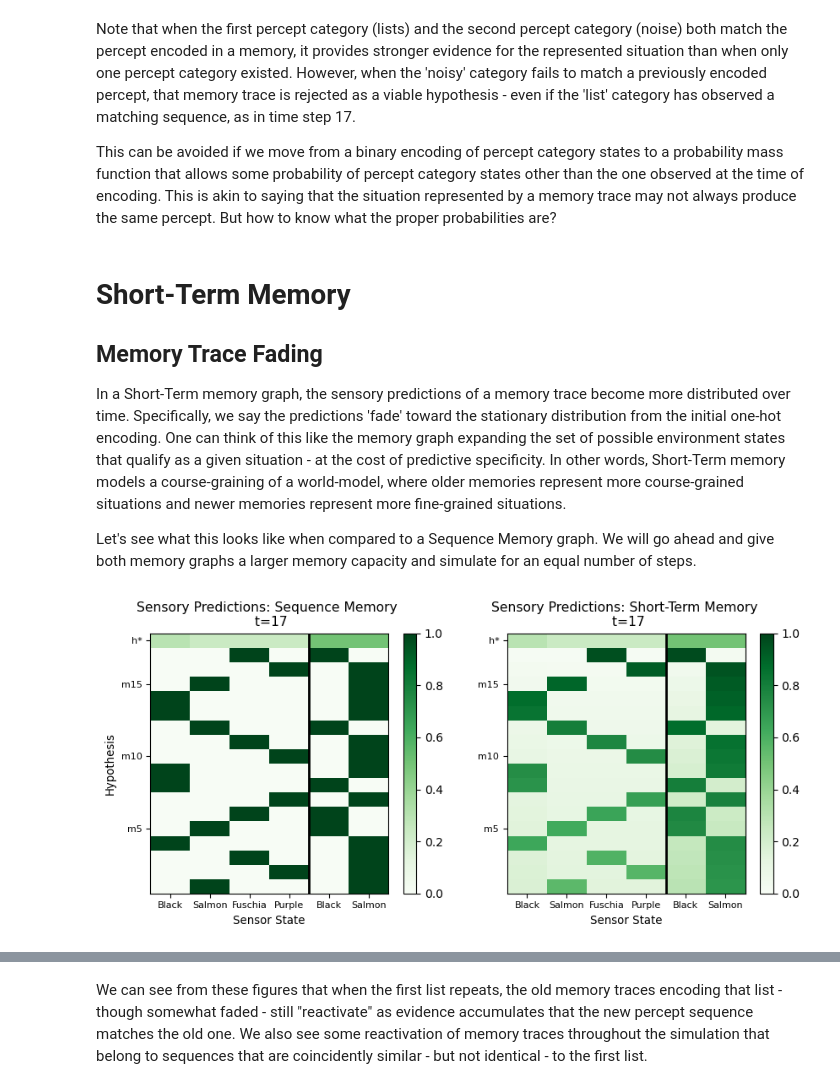
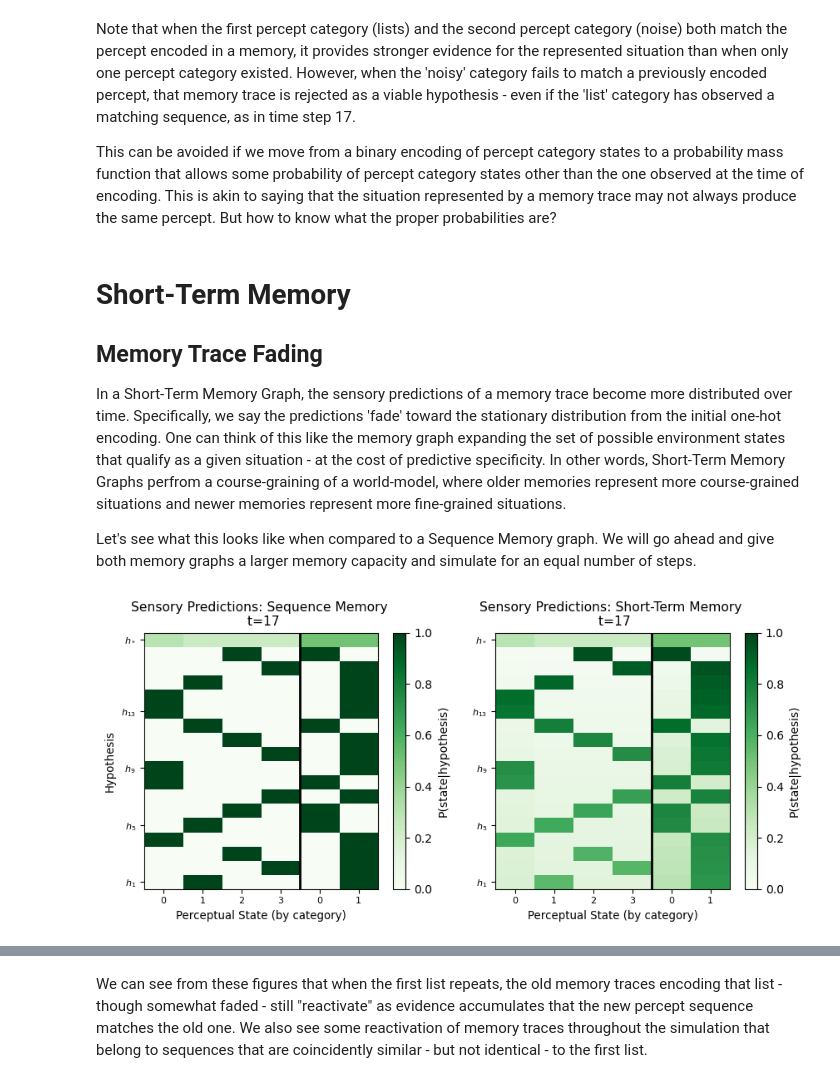
Before and after one commit to AntiPhoton47/projective_simulation, a Jupyter notebook: nbs/tutorials/learning_ps/01_Memory_Based_State_Estimators.ipynb, the cells around one changed output, grey strips where cells are left out. Cells and saved outputs as stored; diff of their text form; code cells hidden in the pictures.

```diff
--- a/nbs/tutorials/learning_ps/01_Memory_Based_State_Estimators.ipynb
+++ b/nbs/tutorials/learning_ps/01_Memory_Based_State_Estimators.ipynb
@@ -205,7 +181,7 @@ seed = 110
 
 item_size = 1
 item_category_size = 3
-series_length = 3
+list_length = 3
 num_series = 4
 mean_timeout_interval = 2
 var_timeout_intervel = 1
@@ -213,7 +189,7 @@ var_timeout_intervel = 1
 example_lists = List_Sequencer(
     item_size,
     item_category_size,
-    series_length,
+    list_length,
     mean_timeout_interval=mean_timeout_interval,
     var_time_out_interval=var_timeout_intervel,
     num_series=num_series,
@@ -402,15 +365,15 @@ array([[1, 1],
        [2, 0]])
 # %%
 #Set Up Sequence Memory
-new_percept_category_sizes = percept_category_sizes + [noisy_states]
+noisy_percept_category_sizes = percept_category_sizes + [noisy_states]
 new_stationary_expectations = np.concatenate((stationary_expectations, np.array([1/noisy_states] * noisy_states))) #add stationary expectations for new percept category
 
 seq_memory_noisy = Sequence_Memory(
-    new_percept_category_sizes,
+    noisy_percept_category_sizes,
     memory_capacity,
     memory_bias,
     new_stationary_expectations,
-    stationary_transition_method = 'first' #this is default, included here for clarity
+    stationary_transition_method = 'first' #this is the default, included here for clarity
     )
 
 seq_memory_noisy.prepare_data_storage(data_record = ["all"], record_until = num_percepts)
@@ -419,6 +382,3 @@ seq_memory_noisy.prepare_data_storage(data_record = ["all"], record_until = num_
 for i in range(num_percepts):
     percept = noisy_percept_sequence[i,:]
     seq_memory_noisy.sample(percept)
-
-#Visualize
-memory_filter_performance(seq_memory_noisy.data_dic, noisy_percept_sequence, colormap)
@@ -433,7 +402,7 @@ This can be avoided if we move from a binary encoding of percept category states
 
 ## Memory Trace Fading
 
-In a Short-Term memory graph, the sensory predictions of a memory trace become more distributed over time. Specifically, we say the predictions 'fade' toward the stationary distribution from the initial one-hot encoding. One can think of this like the memory graph expanding the set of possible environment states that qualify as a given situation - at the cost of predictive specificity. In other words, Short-Term memory models a course-graining of a world-model, where older memories represent more course-grained situations and newer memories represent more fine-grained situations.
+In a Short-Term Memory Graph, the sensory predictions of a memory trace become more distributed over time. Specifically, we say the predictions 'fade' toward the stationary distribution from the initial one-hot encoding. One can think of this like the memory graph expanding the set of possible environment states that qualify as a given situation - at the cost of predictive specificity. In other words, Short-Term Memory Graphs perfrom a course-graining of a world-model, where older memories represent more course-grained situations and newer memories represent more fine-grained situations.
 
 Let's see what this looks like when compared to a Sequence Memory graph. We will go ahead and give both memory graphs a larger memory capacity and simulate for an equal number of steps.
 # %%
@@ -444,7 +413,7 @@ new_memory_bias = 1/(total_situations - new_memory_capacity) #with a larger memo
 
 #intialize Sequence Memory
 seq_memory_noisy2 = Sequence_Memory(
-    new_percept_category_sizes,
+    noisy_percept_category_sizes,
     new_memory_capacity,
     new_memory_bias,
     new_stationary_expectations,
@@ -453,60 +422,35 @@ seq_memory_noisy2 = Sequence_Memory(
     record_until = num_percepts
 )
 
 #initialize Short-Term Memory
 fading_rate = 0.05  #Controls how fast sensory predictions fade from one-hot to stationary
 short_term_memory_noisy = Short_Term_Memory(
-    category_sizes = new_percept_category_sizes,
+    category_sizes = noisy_percept_category_sizes,
     memory_capacity = new_memory_capacity,
     memory_bias = new_memory_bias,
     fading_rate = fading_rate,
     stationary_expectations = new_stationary_expectations,
     stationary_transition_method = 'first',
     data_record = ['all'],
     record_until = num_percepts
 )
 
 #Simulate
 for i in range(num_percepts):
     percept = noisy_percept_sequence[i,:]
     seq_memory_noisy2.sample(percept)
     short_term_memory_noisy.sample(percept)
 
 #Visualize Sensory Predictions
 fig, (ax1, ax2) = plt.subplots(1, 2, figsize=(10, 4))
 
 ##Sequence Memory Predictions
-plot_heatmap(
-    seq_memory_noisy2.sensory_predictions,
-    title = "Sensory Predictions: Sequence Memory \n t=17",
-    xlabel = "Sensor State",
-    xtick_labels= ["Black","Salmon","Fuschia","Purple","Black","Salmon"],
-    ylabel = "Hypothesis",
-    yticks = [4.5,9.5,14.5,17.5],
-    ytick_labels= ["m5", "m10", "m15", "h*"],
-    color = "Greens",
-    label_scale = 0.8,
-    ax = ax1,
-    category_sizes = new_percept_category_sizes)
+seq_memory_noisy2.show_sensory_predictions(**{"label_scale":0.8, 'title': "Sensory Predictions: Sequence Memory \n t=17",'ax': ax1})
 
 ##Short-Term Memory Predictions
-plot_heatmap(
-    short_term_memory_noisy.sensory_predictions,
-    title = "Sensory Predictions: Short-Term Memory \n t=17",
-    xlabel = "Sensor State",
-    xtick_labels= ["Black","Salmon","Fuschia","Purple","Black","Salmon"],
-    ylabel = None,
-    yticks = [4.5,9.5,14.5,17.5],
-    ytick_labels= ["m5", "m10", "m15", "h*"],
-    color = "Greens",
-    label_scale = 0.8,
-    vmin = 0.,
-    vmax = 1., #sets scale of colorbar
-    ax = ax2,
-    category_sizes = new_percept_category_sizes)
-
+short_term_memory_noisy.show_sensory_predictions(**{"label_scale":0.8, 'title': "Sensory Predictions: Short-Term Memory \n t=17","ylabel": None, 'ax': ax2})
 plt.tight_layout
 pass
 # %% [output]
-[figure, old version]
+[figure, new version]
 # %%
```
Also changed, not shown: parts of 64 cells of this notebook, 9 other files.
